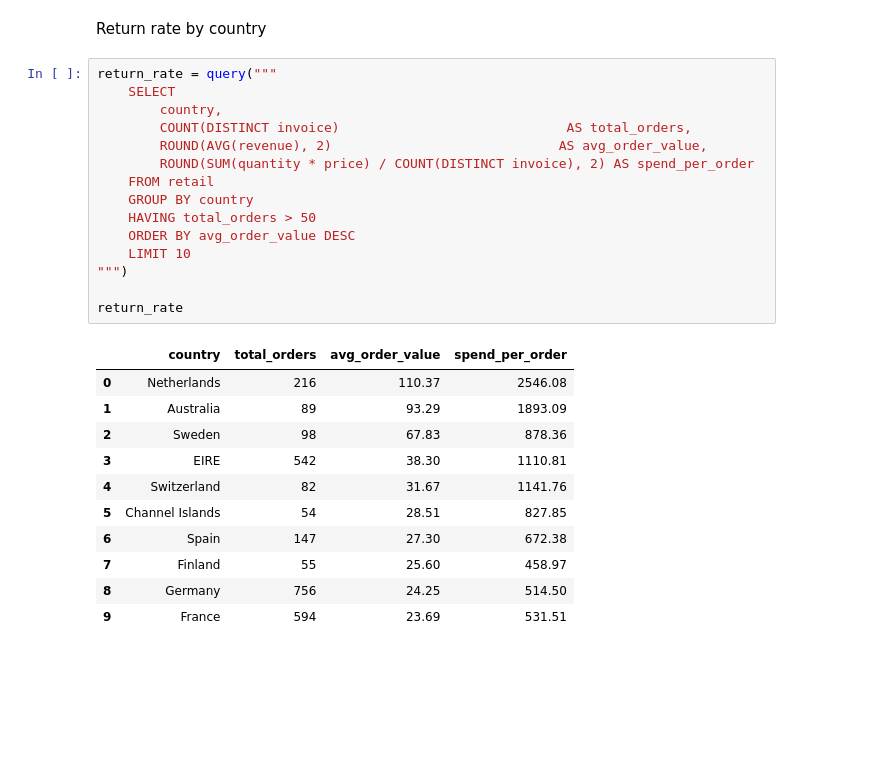
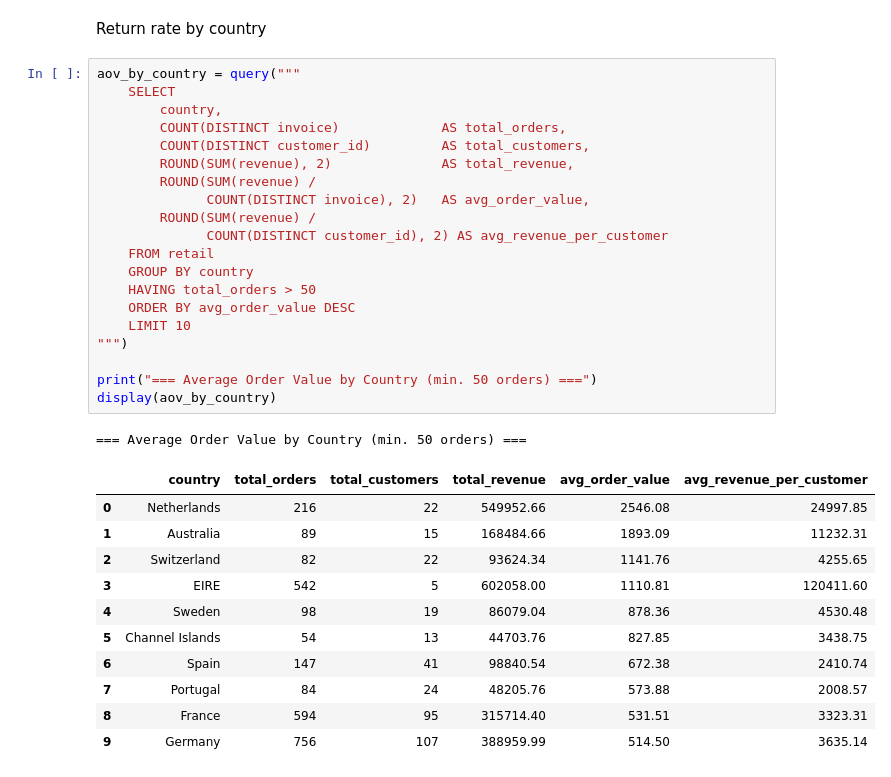
Before and after one commit to NelsonBenitez/ecommerce-sales-analysis, a Jupyter notebook: notebooks/02_sql_analysis.ipynb, the cells around one changed output. Cells and saved outputs as stored; diff of their text form; blank space fills up the shorter version.

Commit message:
feat: SQL analysis notebook complete — revenue trends, top products, 80/20 preview

```diff
--- a/notebooks/02_sql_analysis.ipynb
+++ b/notebooks/02_sql_analysis.ipynb
@@ -299,29 +348,35 @@ Their revenue share: 77.2%
 # %% [markdown]
 Return rate by country
 # %%
-return_rate = query("""
+aov_by_country = query("""
     SELECT
         country,
-        COUNT(DISTINCT invoice)                             AS total_orders,
-        ROUND(AVG(revenue), 2)                             AS avg_order_value,
-        ROUND(SUM(quantity * price) / COUNT(DISTINCT invoice), 2) AS spend_per_order
+        COUNT(DISTINCT invoice)             AS total_orders,
+        COUNT(DISTINCT customer_id)         AS total_customers,
+        ROUND(SUM(revenue), 2)              AS total_revenue,
+        ROUND(SUM(revenue) /
+              COUNT(DISTINCT invoice), 2)   AS avg_order_value,
+        ROUND(SUM(revenue) /
+              COUNT(DISTINCT customer_id), 2) AS avg_revenue_per_customer
     FROM retail
     GROUP BY country
     HAVING total_orders > 50
     ORDER BY avg_order_value DESC
     LIMIT 10
 """)
 
-return_rate
+print("=== Average Order Value by Country (min. 50 orders) ===")
+display(aov_by_country)
 # %% [output]
+=== Average Order Value by Country (min. 50 orders) ===
-|  | country | total_orders | avg_order_value | spend_per_order |
-| 0 | Netherlands | 216 | 110.37 | 2546.08 |
-| 1 | Australia | 89 | 93.29 | 1893.09 |
-| 2 | Sweden | 98 | 67.83 | 878.36 |
-| 3 | EIRE | 542 | 38.30 | 1110.81 |
-| 4 | Switzerland | 82 | 31.67 | 1141.76 |
-| 5 | Channel Islands | 54 | 28.51 | 827.85 |
-| 6 | Spain | 147 | 27.30 | 672.38 |
-| 7 | Finland | 55 | 25.60 | 458.97 |
-| 8 | Germany | 756 | 24.25 | 514.50 |
-| 9 | France | 594 | 23.69 | 531.51 |
+|  | country | total_orders | total_customers | total_revenue | avg_order_value | avg_revenue_per_customer |
+| 0 | Netherlands | 216 | 22 | 549952.66 | 2546.08 | 24997.85 |
+| 1 | Australia | 89 | 15 | 168484.66 | 1893.09 | 11232.31 |
+| 2 | Switzerland | 82 | 22 | 93624.34 | 1141.76 | 4255.65 |
+| 3 | EIRE | 542 | 5 | 602058.00 | 1110.81 | 120411.60 |
+| 4 | Sweden | 98 | 19 | 86079.04 | 878.36 | 4530.48 |
+| 5 | Channel Islands | 54 | 13 | 44703.76 | 827.85 | 3438.75 |
+| 6 | Spain | 147 | 41 | 98840.54 | 672.38 | 2410.74 |
+| 7 | Portugal | 84 | 24 | 48205.76 | 573.88 | 2008.57 |
+| 8 | France | 594 | 95 | 315714.40 | 531.51 | 3323.31 |
+| 9 | Germany | 756 | 107 | 388959.99 | 514.50 | 3635.14 |
```
Also changed, not shown: parts of 5 cells of this notebook, 2 other files.
